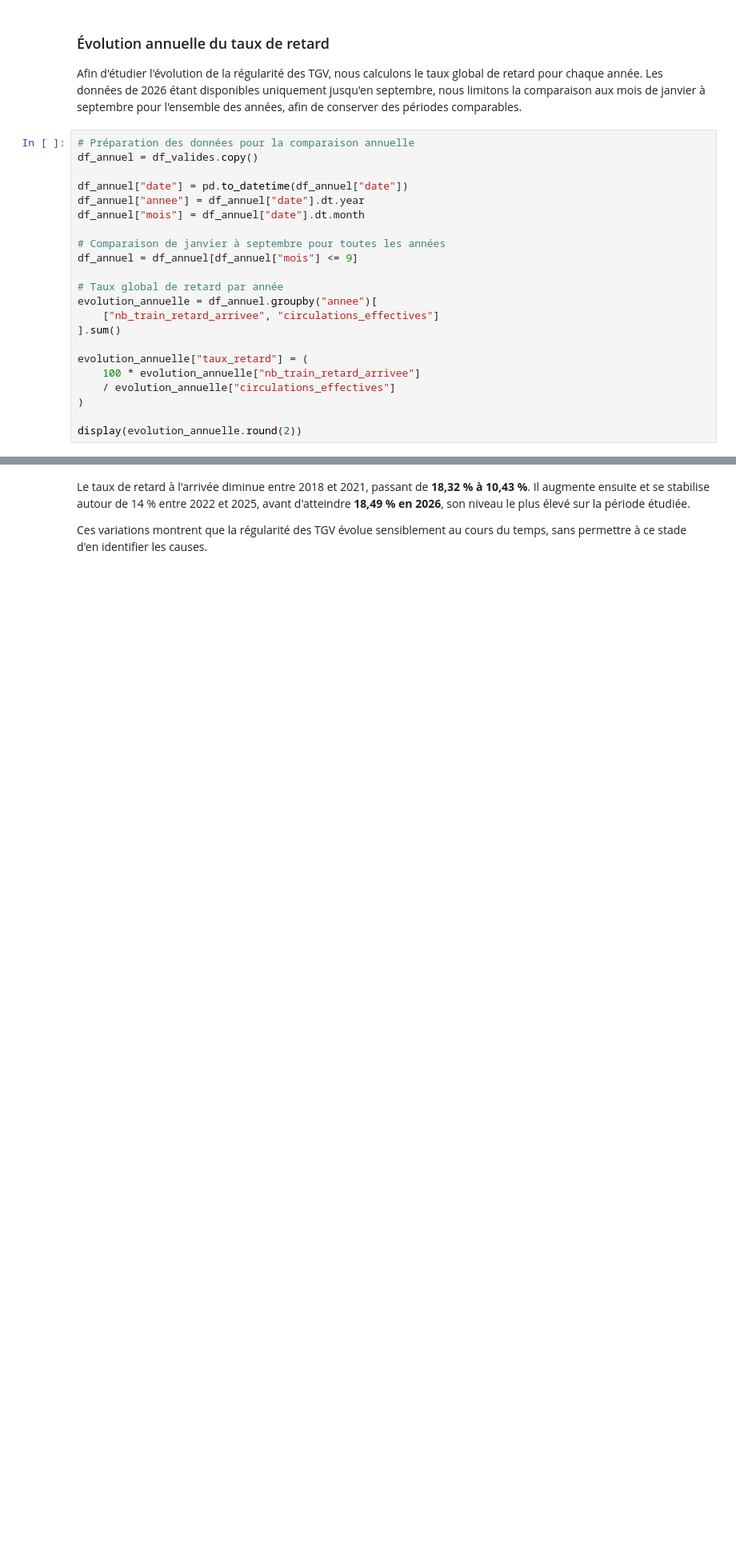
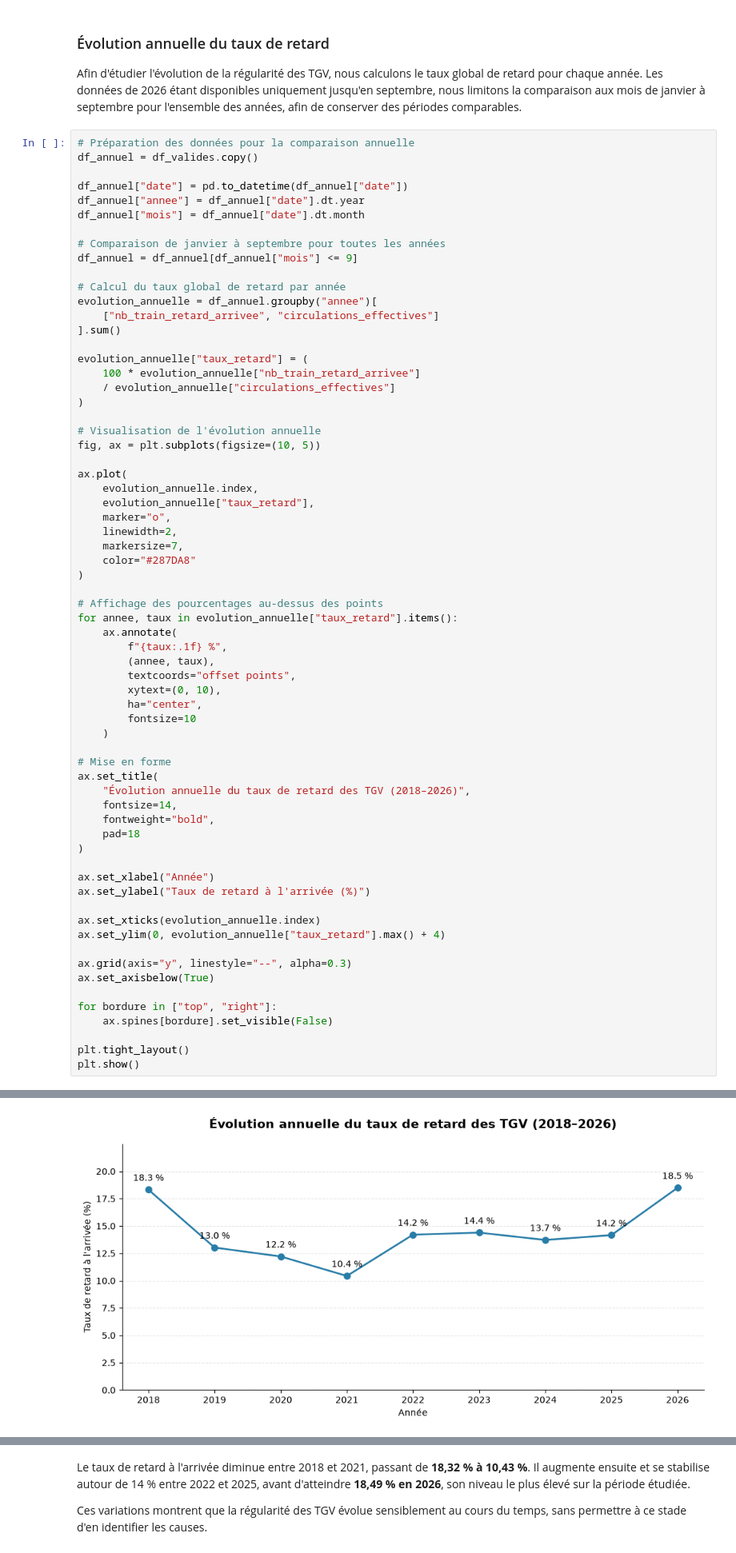
Before and after one commit to luteceagn/Projet_Python_ds, a Jupyter notebook: rapport_final.ipynb, the cells around one changed output, grey strips where cells are left out. Shown at 80% size. Saved outputs shown, nothing was run; the diff lists cells and outputs as text; blank space fills up the shorter version.

Commit message:
Amelioration des graphiques SNCF dans le notebook

```diff
--- a/rapport_final.ipynb
+++ b/rapport_final.ipynb
@@ -253,7 +252,7 @@ df_annuel["mois"] = df_annuel["date"].dt.month
 # Comparaison de janvier à septembre pour toutes les années
 df_annuel = df_annuel[df_annuel["mois"] <= 9]
 
-# Taux global de retard par année
+# Calcul du taux global de retard par année
 evolution_annuelle = df_annuel.groupby("annee")[
     ["nb_train_retard_arrivee", "circulations_effectives"]
 ].sum()
@@ -263,5 +262,49 @@ evolution_annuelle["taux_retard"] = (
     / evolution_annuelle["circulations_effectives"]
 )
 
-display(evolution_annuelle.round(2))
+# Visualisation de l'évolution annuelle
+fig, ax = plt.subplots(figsize=(10, 5))
+
+ax.plot(
+    evolution_annuelle.index,
+    evolution_annuelle["taux_retard"],
+    marker="o",
+    linewidth=2,
+    markersize=7,
+    color="#287DA8"
+)
+
+# Affichage des pourcentages au-dessus des points
+for annee, taux in evolution_annuelle["taux_retard"].items():
+    ax.annotate(
+        f"{taux:.1f} %",
+        (annee, taux),
+        textcoords="offset points",
+        xytext=(0, 10),
+        ha="center",
+        fontsize=10
+    )
+
+# Mise en forme
+ax.set_title(
+    "Évolution annuelle du taux de retard des TGV (2018–2026)",
+    fontsize=14,
+    fontweight="bold",
+    pad=18
+)
+
+ax.set_xlabel("Année")
+ax.set_ylabel("Taux de retard à l'arrivée (%)")
+
+ax.set_xticks(evolution_annuelle.index)
+ax.set_ylim(0, evolution_annuelle["taux_retard"].max() + 4)
+
+ax.grid(axis="y", linestyle="--", alpha=0.3)
+ax.set_axisbelow(True)
+
+for bordure in ["top", "right"]:
+    ax.spines[bordure].set_visible(False)
+
+plt.tight_layout()
+plt.show()
 # %% [output]
@@ -278,0 +311 @@ display(evolution_annuelle.round(2))
+[figure, added]
```
Also changed, not shown: parts of 5 cells of this notebook.
